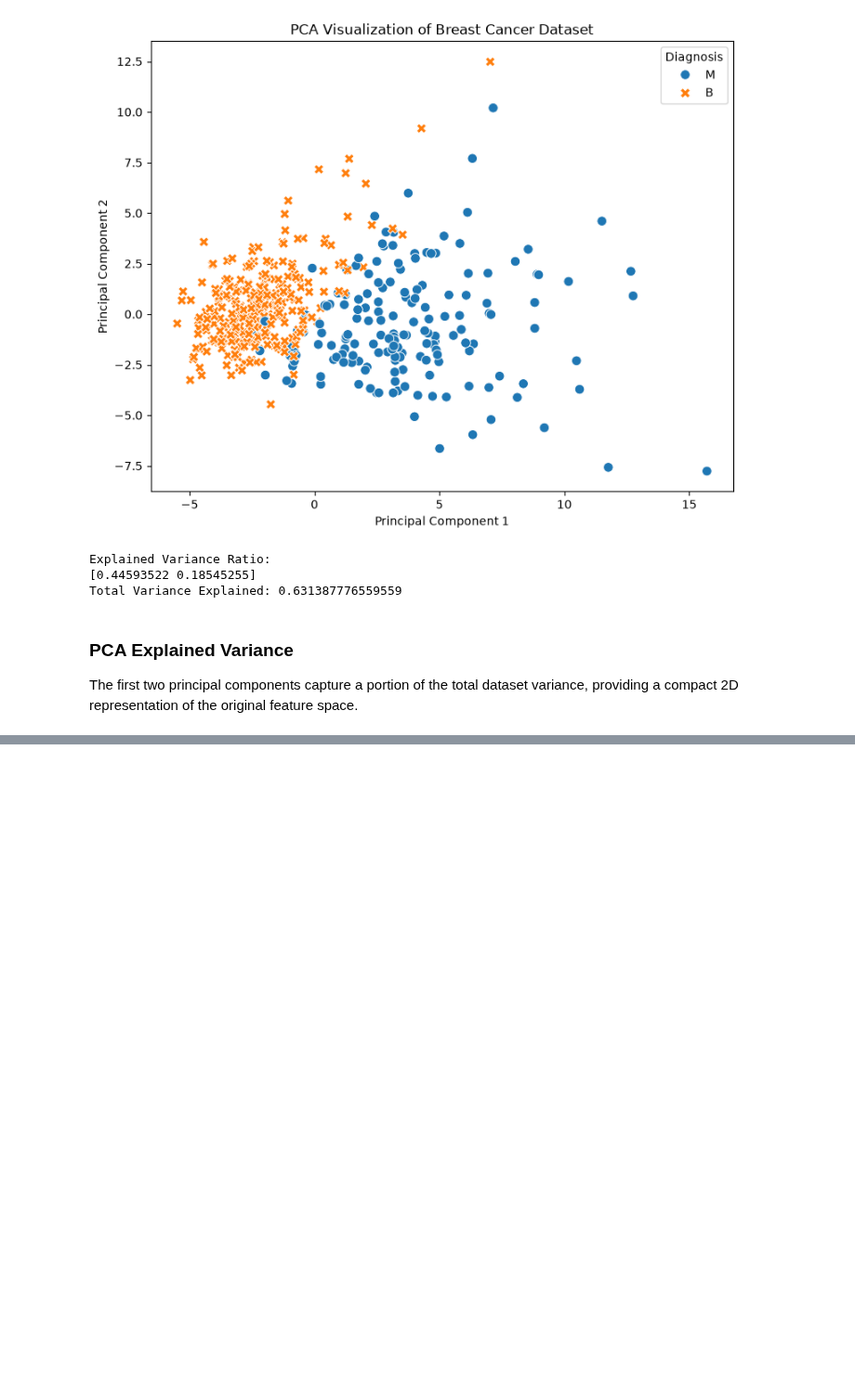
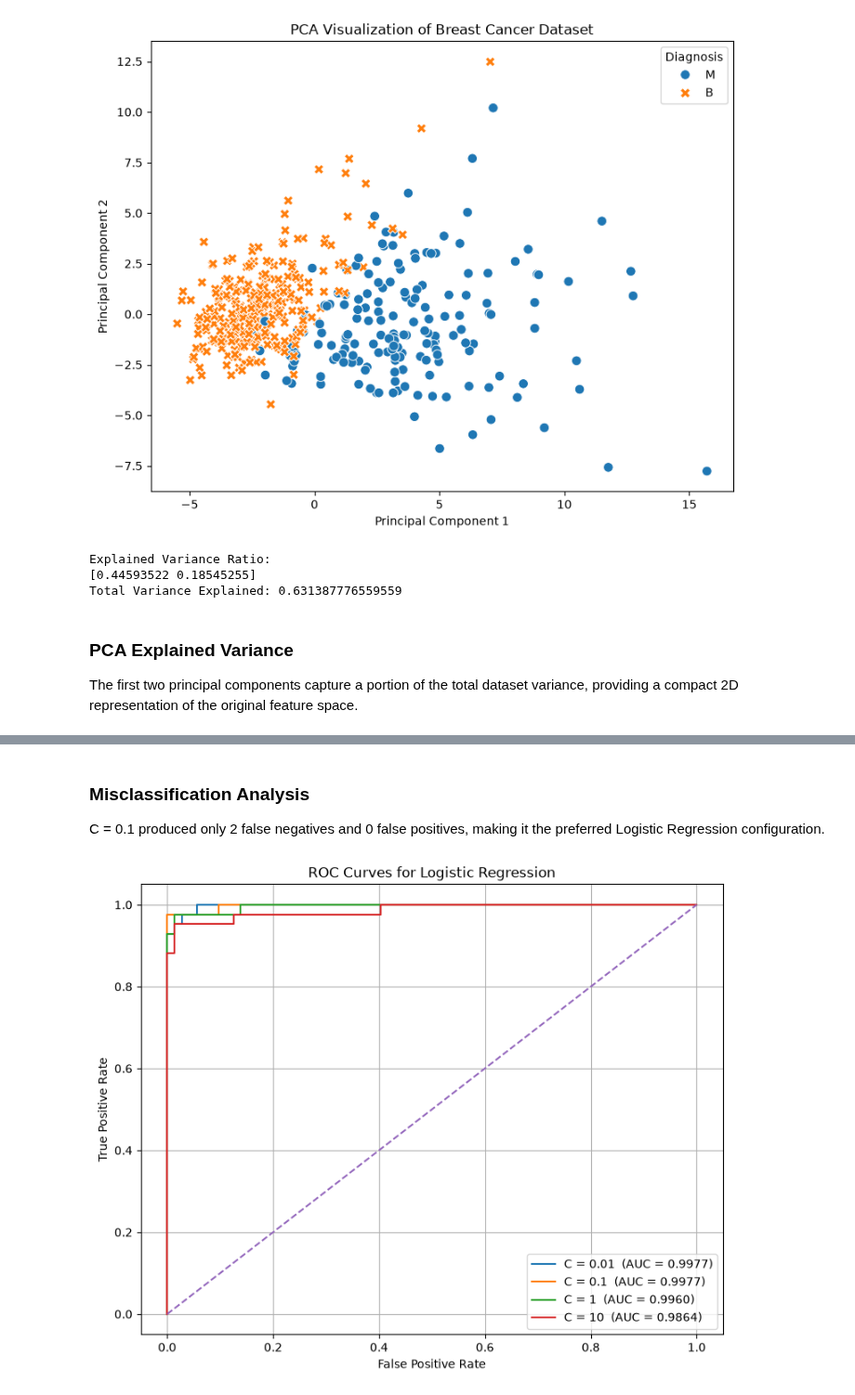
Before and after one commit to sudarshanchaudhari05/Placement-Prep, a Jupyter notebook: Machine learing and computer vison/Home Assignment/Home Assingment 2/Home Assingment2.ipynb, the cells around one changed output, grey strips where cells are left out. Shown at 93% size. Drawn from its saved outputs; the diff is of its cells as text; code cells hidden in the pictures; blank space fills up the shorter version.

```diff
--- a/Machine learing and computer vison/Home Assignment/Home Assingment 2/Home Assingment2.ipynb
+++ b/Machine learing and computer vison/Home Assignment/Home Assingment 2/Home Assingment2.ipynb
@@ -491,0 +673,16 @@ The first two principal components capture a portion of the total dataset varian
+# %%
+for C in C_values:
+
+    y_pred = logistic_models[C].predict(X_test_scaled)
+
+    print("=" * 60)
+    print(f"Classification Report — C = {C}")
+    print("=" * 60)
+
+    print(
+        classification_report(
+            y_test,
+            y_pred,
+            target_names=["Benign", "Malignant"]
+        )
+    )
@@ -491,0 +707,47 @@ The first two principal components capture a portion of the total dataset varian
+# %% [markdown]
+### Misclassification Analysis
+
+C = 0.1 produced only 2 false negatives and 0 false positives, making it the preferred Logistic Regression configuration.
+# %%
+plt.figure(figsize=(9, 7))
+
+for C in C_values:
+
+    model = logistic_models[C]
+
+    y_prob = model.predict_proba(
+        X_test_scaled
+    )[:, 1]
+
+    fpr, tpr, _ = roc_curve(
+        y_test,
+        y_prob
+    )
+
+    auc = roc_auc_score(
+        y_test,
+        y_prob
+    )
+
+    plt.plot(
+        fpr,
+        tpr,
+        label=f"C = {C}  (AUC = {auc:.4f})"
+    )
+
+plt.plot(
+    [0, 1],
+    [0, 1],
+    linestyle="--"
+)
+
+plt.xlabel("False Positive Rate")
+plt.ylabel("True Positive Rate")
+plt.title("ROC Curves for Logistic Regression")
+
+plt.legend()
+plt.grid(True)
+
+plt.show()
+# %% [output]
+[figure, added]
```
Also changed, not shown: parts of 79 cells of this notebook.
